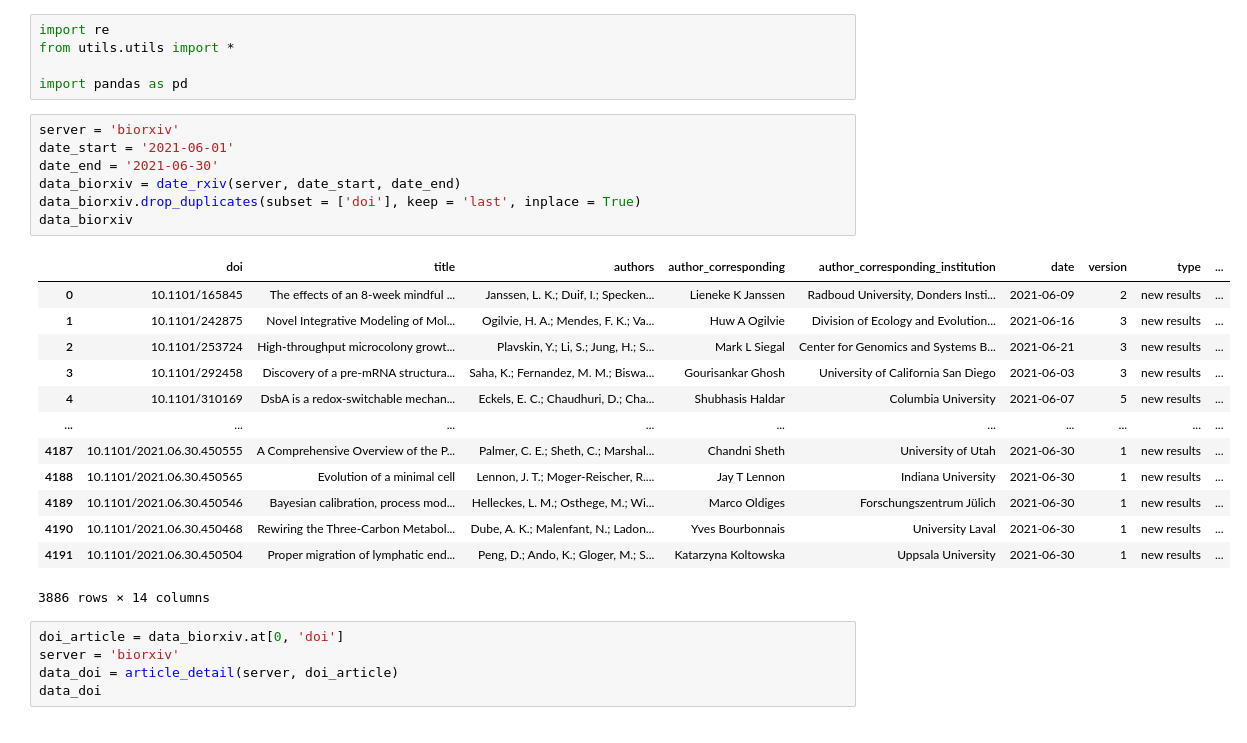
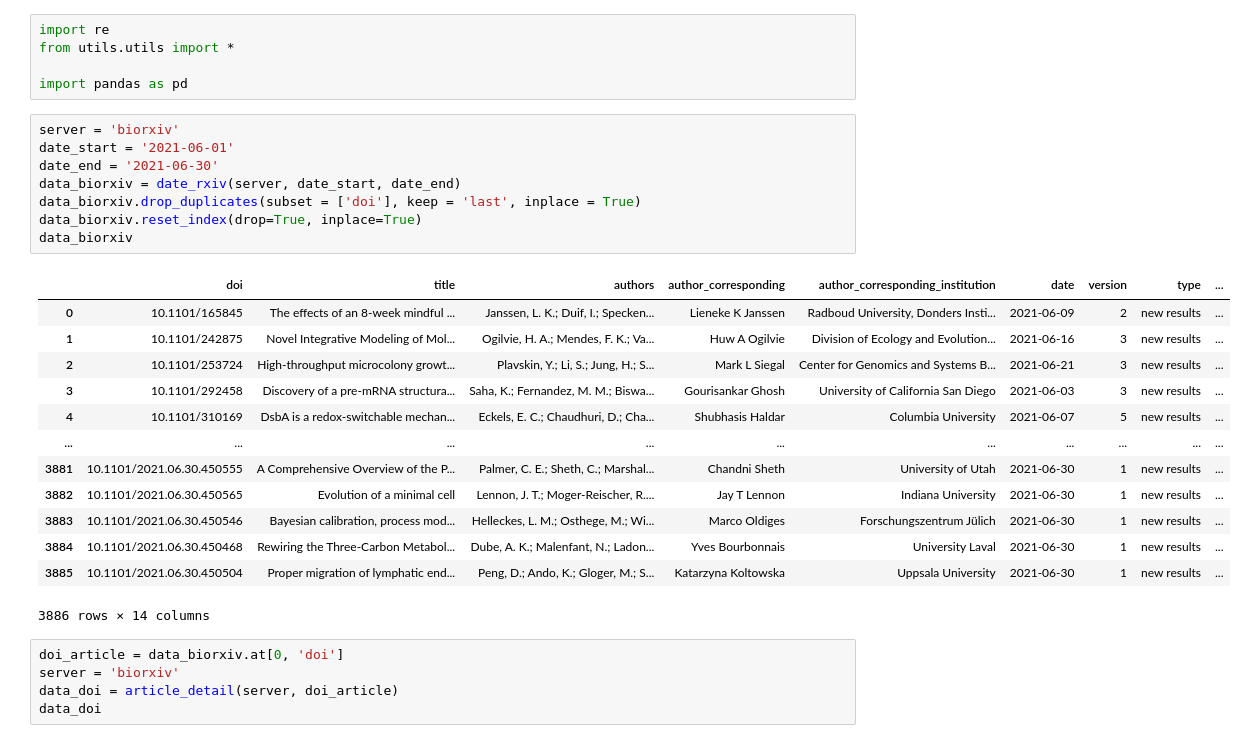
Before and after one commit to dawoeh/BioMedRxiv_API, a Jupyter notebook: retrieval.ipynb, the cells around one changed output. Saved outputs shown, nothing was run; the diff lists cells and outputs as text.

```diff
--- a/retrieval.ipynb
+++ b/retrieval.ipynb
@@ -6,23 +6,24 @@ import pandas as pd
 # %%
 server = 'biorxiv'
 date_start = '2021-06-01'
 date_end = '2021-06-30'
 data_biorxiv = date_rxiv(server, date_start, date_end)
 data_biorxiv.drop_duplicates(subset = ['doi'], keep = 'last', inplace = True)
+data_biorxiv.reset_index(drop=True, inplace=True)
 data_biorxiv
 # %% [output]
 |  | doi | title | authors | author_corresponding | author_corresponding_institution | date | version | type | ... |
 | 0 | 10.1101/165845 | The effects of an 8-week mindful ... | Janssen, L. K.; Duif, I.; Specken... | Lieneke K Janssen | Radboud University, Donders Insti... | 2021-06-09 | 2 | new results | ... |
 | 1 | 10.1101/242875 | Novel Integrative Modeling of Mol... | Ogilvie, H. A.; Mendes, F. K.; Va... | Huw A Ogilvie | Division of Ecology and Evolution... | 2021-06-16 | 3 | new results | ... |
 | 2 | 10.1101/253724 | High-throughput microcolony growt... | Plavskin, Y.; Li, S.; Jung, H.; S... | Mark L Siegal | Center for Genomics and Systems B... | 2021-06-21 | 3 | new results | ... |
 | 3 | 10.1101/292458 | Discovery of a pre-mRNA structura... | Saha, K.; Fernandez, M. M.; Biswa... | Gourisankar Ghosh | University of California San Diego | 2021-06-03 | 3 | new results | ... |
 | 4 | 10.1101/310169 | DsbA is a redox-switchable mechan... | Eckels, E. C.; Chaudhuri, D.; Cha... | Shubhasis Haldar | Columbia University | 2021-06-07 | 5 | new results | ... |
 | ... | ... | ... | ... | ... | ... | ... | ... | ... | ... |
-| 4187 | 10.1101/2021.06.30.450555 | A Comprehensive Overview of the P... | Palmer, C. E.; Sheth, C.; Marshal... | Chandni Sheth | University of Utah | 2021-06-30 | 1 | new results | ... |
-| 4188 | 10.1101/2021.06.30.450565 | Evolution of a minimal cell | Lennon, J. T.; Moger-Reischer, R.... | Jay T Lennon | Indiana University | 2021-06-30 | 1 | new results | ... |
-| 4189 | 10.1101/2021.06.30.450546 | Bayesian calibration, process mod... | Helleckes, L. M.; Osthege, M.; Wi... | Marco Oldiges | Forschungszentrum Jülich | 2021-06-30 | 1 | new results | ... |
-| 4190 | 10.1101/2021.06.30.450468 | Rewiring the Three-Carbon Metabol... | Dube, A. K.; Malenfant, N.; Ladon... | Yves Bourbonnais | University Laval | 2021-06-30 | 1 | new results | ... |
-| 4191 | 10.1101/2021.06.30.450504 | Proper migration of lymphatic end... | Peng, D.; Ando, K.; Gloger, M.; S... | Katarzyna Koltowska | Uppsala University | 2021-06-30 | 1 | new results | ... |
+| 3881 | 10.1101/2021.06.30.450555 | A Comprehensive Overview of the P... | Palmer, C. E.; Sheth, C.; Marshal... | Chandni Sheth | University of Utah | 2021-06-30 | 1 | new results | ... |
+| 3882 | 10.1101/2021.06.30.450565 | Evolution of a minimal cell | Lennon, J. T.; Moger-Reischer, R.... | Jay T Lennon | Indiana University | 2021-06-30 | 1 | new results | ... |
+| 3883 | 10.1101/2021.06.30.450546 | Bayesian calibration, process mod... | Helleckes, L. M.; Osthege, M.; Wi... | Marco Oldiges | Forschungszentrum Jülich | 2021-06-30 | 1 | new results | ... |
+| 3884 | 10.1101/2021.06.30.450468 | Rewiring the Three-Carbon Metabol... | Dube, A. K.; Malenfant, N.; Ladon... | Yves Bourbonnais | University Laval | 2021-06-30 | 1 | new results | ... |
+| 3885 | 10.1101/2021.06.30.450504 | Proper migration of lymphatic end... | Peng, D.; Ando, K.; Gloger, M.; S... | Katarzyna Koltowska | Uppsala University | 2021-06-30 | 1 | new results | ... |
 3886 rows × 14 columns
 # %%
 doi_article = data_biorxiv.at[0, 'doi']
```
Also changed, not shown: parts of 7 cells of this notebook, 1 other file.
